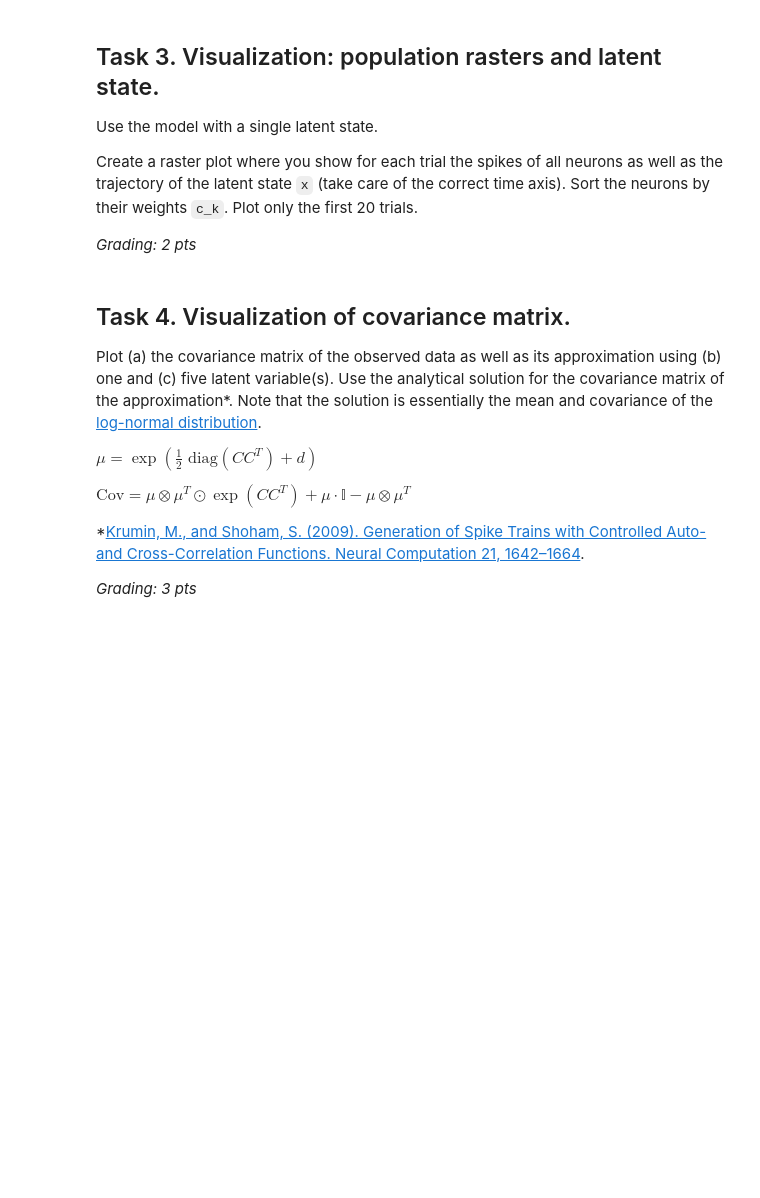
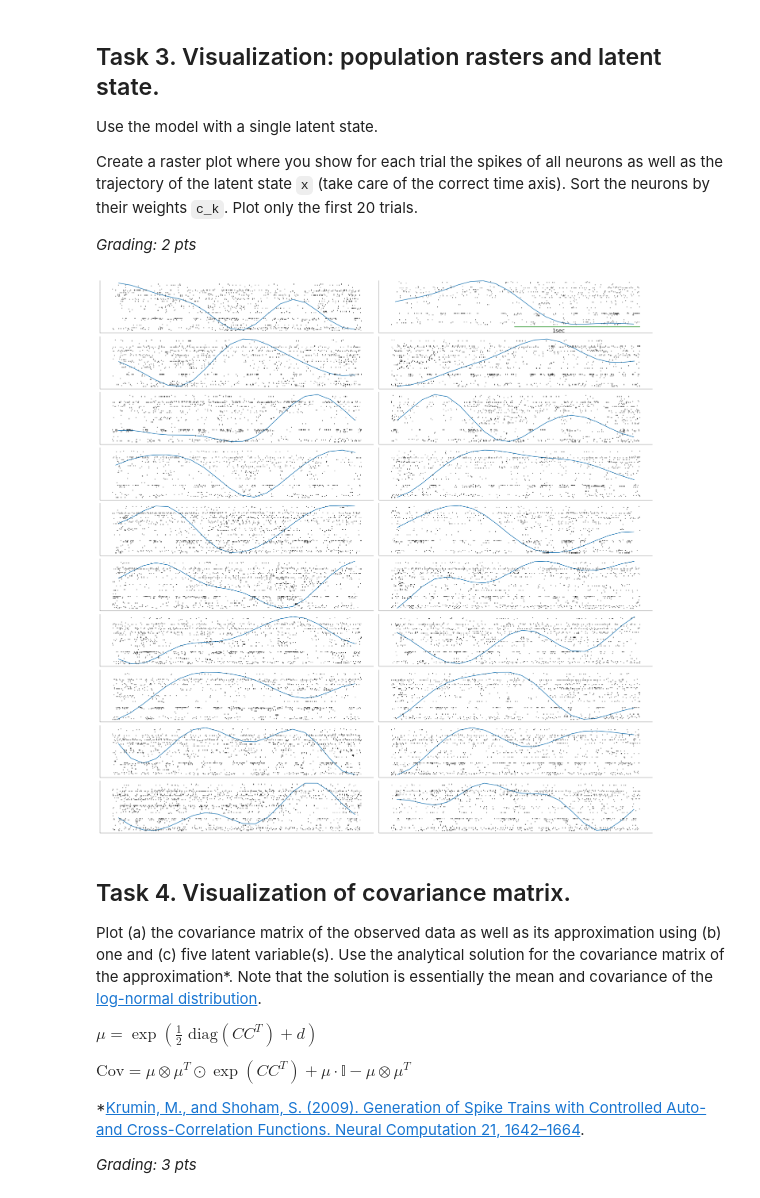
Before and after one commit to JuliusGrote/NDS_2025, a Jupyter notebook: notebooks/CodingLab6.ipynb, the cells around one changed output. Drawn from its saved outputs; the diff is of its cells as text; code cells hidden in the pictures; blank space fills up the shorter version.

```diff
--- a/notebooks/CodingLab6.ipynb
+++ b/notebooks/CodingLab6.ipynb
@@ -110,8 +117,13 @@ Hint: You can use `util.dataset?`, `engine.PPGPFAfit?` or `util.initializeParams
 # ---------------------------------
 
 # Initialize random number generator
-
+rng = np.random.default_rng(seed=42)
 # Specify dataset & fitting parameters
-
-# Sample from the model (make a toy dataset)
-training_set =
+toy_params = util.dataset(
+    trialDur=1000,
+    numTrials=100,
+    seed=42,
+    binSize=50,
+    xdim=1,
+    ydim=30,
+)
@@ -298,35 +493,70 @@ Create a raster plot where you show for each trial the spikes of all neurons as
 # %%
 from numpy import matlib
 
 # Your plot here
 fig, axs = plt.subplots(10, 2, figsize=(14, 14))
 
 ts = np.linspace(0, 2000, 100)
 xa = 0.15
 xs = 0.7 * xa * np.sin(ts / 1000 * 3.4 * 2 * np.pi) + xa
 
 with sns.axes_style("ticks"):
     for ntrial, ax in enumerate(axs.flat):
         x = range(50, 2000, 100)  # assume binsize of 100ms
 
         # --------------------------------------------------------
         # plot the raster for each neuron and latent state (2 pts)
         # --------------------------------------------------------
 
         # hint: can be plotted on top of the corresponding raster
 
         # sort neurons by weight
 
         if ntrial == 0:
             ax.legend()
         if ntrial == 1:
-            ax.plot([1000, 2000], [-30, -30], color="green")
-            ax.text(1300, -50, "1sec")
-        if ntrial < 2:
-            ax.plot(ts, (xs * 40) + data.ydim, "k", color="black")
+            ax.plot([1000, 2000], [-3, -3], color="green")
+            ax.text(1300, -10, "1sec")
+            ax.set_ylim(-11, 55)
+        # NOTE: I have no idea what these curves are for and why they are in the template, sorry if removing them is wrong
+        # if ntrial < 2:
+        #    ax.plot(ts, (xs * 40) + data.ydim, "k", color="black")
+
+        state_evolution = cross_val.fits[0].infRes["post_mean"][ntrial]
+        state_evolution = np.squeeze(state_evolution)
+        spikes = data.matdat["spikeTimes"][:, ntrial]
+        n_neurons = spikes.shape[0]  # should be same each time but whatever
+        # resize the state evolution based on min and max to overlay it fittingly
+        min_val = np.min(state_evolution)
+        max_val = np.max(state_evolution)
+        state_evolution = n_neurons * (state_evolution - min_val) / (max_val - min_val)
+        ax.plot(
+            x,
+            state_evolution,
+            color="tab:blue",
+            label="Latent State",
+        )
+        # plot the spike rasters by neuron (data.matdat["spikeTimes"][:, ntrial] is a list of spike times for each neuron)
+        for neuron in range(n_neurons):
+            spike_times = spikes[neuron]
+            # remove values outside the range
+            range_min = 0
+            range_max = 2000
+            spike_times = spike_times[
+                (spike_times >= range_min) & (spike_times <= range_max)
+            ]
+            ax.vlines(
+                spike_times,
+                ymin=neuron - 0.5,
+                ymax=neuron + 0.5,
+                color="black",
+                alpha=0.7,
+            )
 
         ax.set_yticks([])
         ax.set_xticks([])
+# %% [output]
+[figure, added]
 # %% [markdown]
 ## Task 4. Visualization of covariance matrix.
 
```
Also changed, not shown: parts of 16 cells of this notebook.
